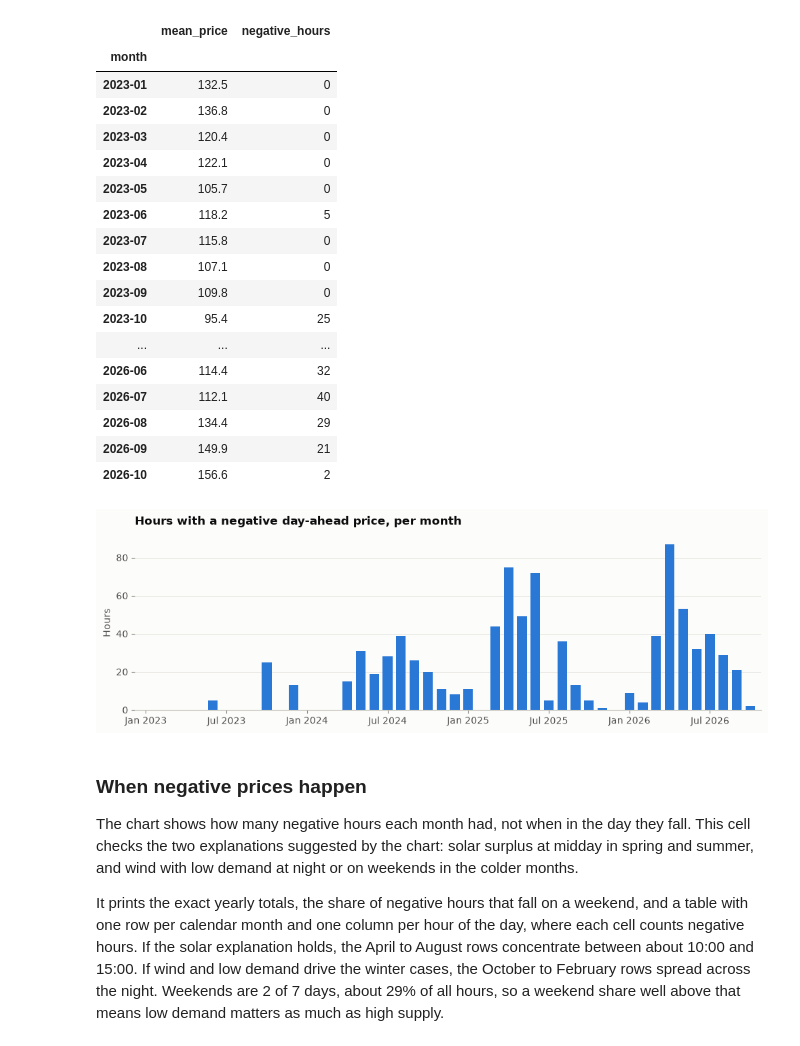
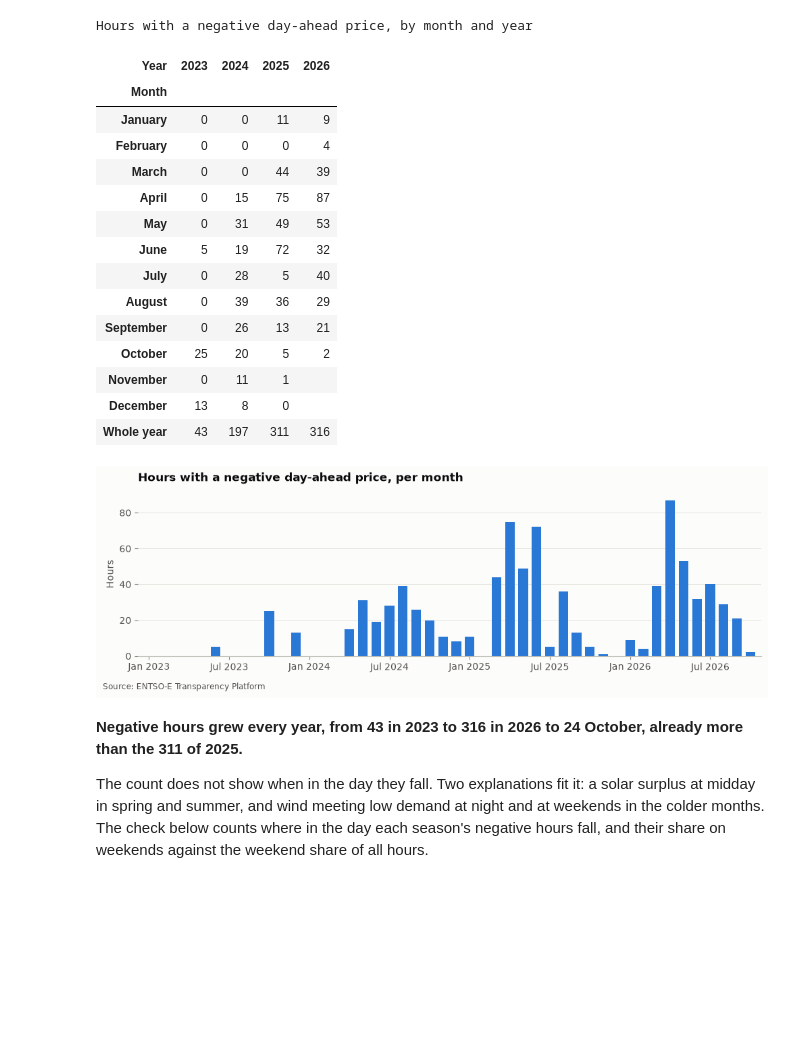
Before and after one commit to Tomek72/pl-dayahead, a Jupyter notebook: notebooks/01_merit_order.ipynb, the cells around one changed output. Drawn from its saved outputs; the diff is of its cells as text; code cells hidden in the pictures; blank space fills up the shorter version.

```diff
--- a/notebooks/01_merit_order.ipynb
+++ b/notebooks/01_merit_order.ipynb
@@ -296,50 +223,41 @@ This chart counts, for each month, the hours whose price was below zero. Since O
 # %%
-# One row per month: the average price and the number of negative hours.
-monthly = (
-    hourly.assign(month=hourly['local'].dt.strftime('%Y-%m'))  # local month as text, e.g. '2025-06'
-    .groupby('month')
-    .agg(mean_price=('price', 'mean'), negative_hours=('price', lambda s: int((s < 0).sum())))
-)
+negative = prices['price'] < 0
+negative_by_month = negative.groupby(prices['day'].dt.to_period('M')).sum()
 
 fig, ax = plt.subplots(figsize=(10, 3.4))
-x = range(len(monthly))  # bar positions 0, 1, 2, ...
-ax.bar(x, monthly['negative_hours'], width=0.72, color=BLUE)
-
-# Label January and July only, so the labels do not overlap.
-ticks = [i for i, m in enumerate(monthly.index) if m.endswith(('-01', '-07'))]
-ax.set_xticks(ticks, [pd.Period(monthly.index[i]).strftime('%b %Y') for i in ticks])
+ax.bar(range(len(negative_by_month)), negative_by_month, width=0.72, color=BLUE)
+label_positions = [position for position, month in enumerate(negative_by_month.index) if month.month in (1, 7)]
+ax.set_xticks(label_positions, negative_by_month.index[label_positions].strftime('%b %Y'))
 ax.set_title('Hours with a negative day-ahead price, per month')
 ax.set_ylabel('Hours')
 ax.margins(x=0.01)
-fig.tight_layout()
-fig.savefig(FIG_DIR / 'negative_hours.png', dpi=150)
+save(fig, 'negative_hours.png', SOURCE_ENTSOE)
 
-# The same numbers as a table, plus each month's average price, for exact values.
-monthly.round(1)
+negative_hours = negative.groupby([prices['day'].dt.month, prices['day'].dt.year]).sum().unstack()
+negative_hours.index = calendar.month_name[1:]
+negative_hours.loc['Whole year'] = negative_hours.sum()
+(negative_hours.rename_axis(index='Month', columns='Year').style.format('{:.0f}', na_rep='')
+ .set_caption('Hours with a negative day-ahead price, by month and year'))
 # %% [output]
+Hours with a negative day-ahead price, by month and year
-|  | mean_price | negative_hours |
-| month |  |  |
-| 2023-01 | 132.5 | 0 |
-| 2023-02 | 136.8 | 0 |
-| 2023-03 | 120.4 | 0 |
-| 2023-04 | 122.1 | 0 |
-| 2023-05 | 105.7 | 0 |
-| 2023-06 | 118.2 | 5 |
-| 2023-07 | 115.8 | 0 |
-| 2023-08 | 107.1 | 0 |
-| 2023-09 | 109.8 | 0 |
-| 2023-10 | 95.4 | 25 |
-| ... | ... | ... |
-| 2026-06 | 114.4 | 32 |
-| 2026-07 | 112.1 | 40 |
-| 2026-08 | 134.4 | 29 |
-| 2026-09 | 149.9 | 21 |
-| 2026-10 | 156.6 | 2 |
+| Year | 2023 | 2024 | 2025 | 2026 |
+| Month |  |  |  |  |
+| January | 0 | 0 | 11 | 9 |
+| February | 0 | 0 | 0 | 4 |
+| March | 0 | 0 | 44 | 39 |
+| April | 0 | 15 | 75 | 87 |
+| May | 0 | 31 | 49 | 53 |
+| June | 5 | 19 | 72 | 32 |
+| July | 0 | 28 | 5 | 40 |
+| August | 0 | 39 | 36 | 29 |
+| September | 0 | 26 | 13 | 21 |
+| October | 25 | 20 | 5 | 2 |
+| November | 0 | 11 | 1 |  |
+| December | 13 | 8 | 0 |  |
+| Whole year | 43 | 197 | 311 | 316 |
-[figure, old version]
+[figure, new version]
 # %% [markdown]
-### When negative prices happen
+**Negative hours grew every year, from 43 in 2023 to 316 in 2026 to 24 October, already more than the 311 of 2025.**
 
-The chart shows how many negative hours each month had, not when in the day they fall. This cell checks the two explanations suggested by the chart: solar surplus at midday in spring and summer, and wind with low demand at night or on weekends in the colder months.
-
-It prints the exact yearly totals, the share of negative hours that fall on a weekend, and a table with one row per calendar month and one column per hour of the day, where each cell counts negative hours. If the solar explanation holds, the April to August rows concentrate between about 10:00 and 15:00. If wind and low demand drive the winter cases, the October to February rows spread across the night. Weekends are 2 of 7 days, about 29% of all hours, so a weekend share well above that means low demand matters as much as high supply.
+The count does not show when in the day they fall. Two explanations fit it: a solar surplus at midday in spring and summer, and wind meeting low demand at night and at weekends in the colder months. The check below counts where in the day each season's negative hours fall, and their share on weekends against the weekend share of all hours.
 # %%
```
Also changed, not shown: parts of 37 cells of this notebook, 5 other files.
